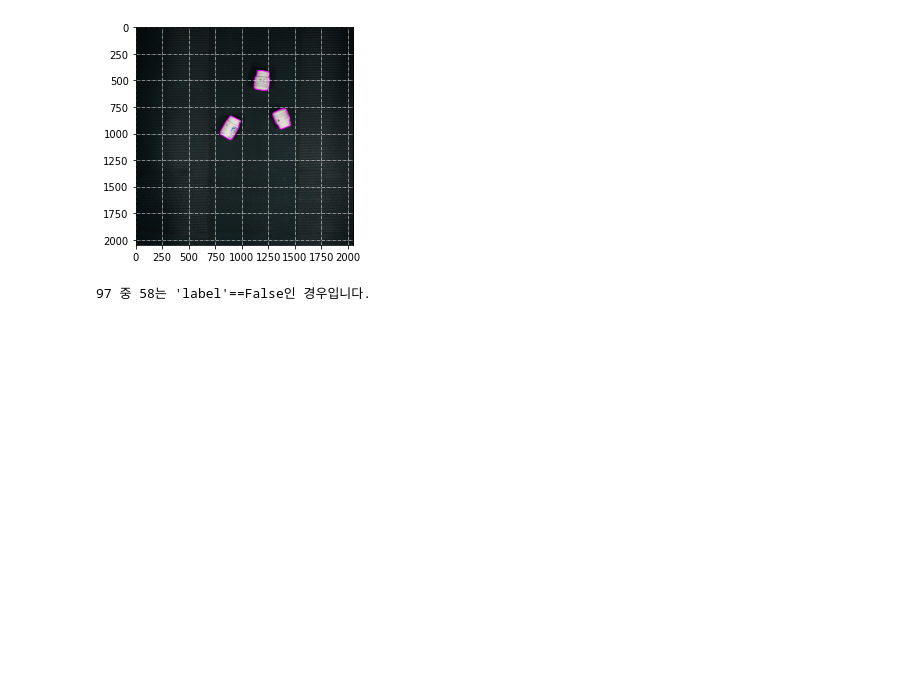
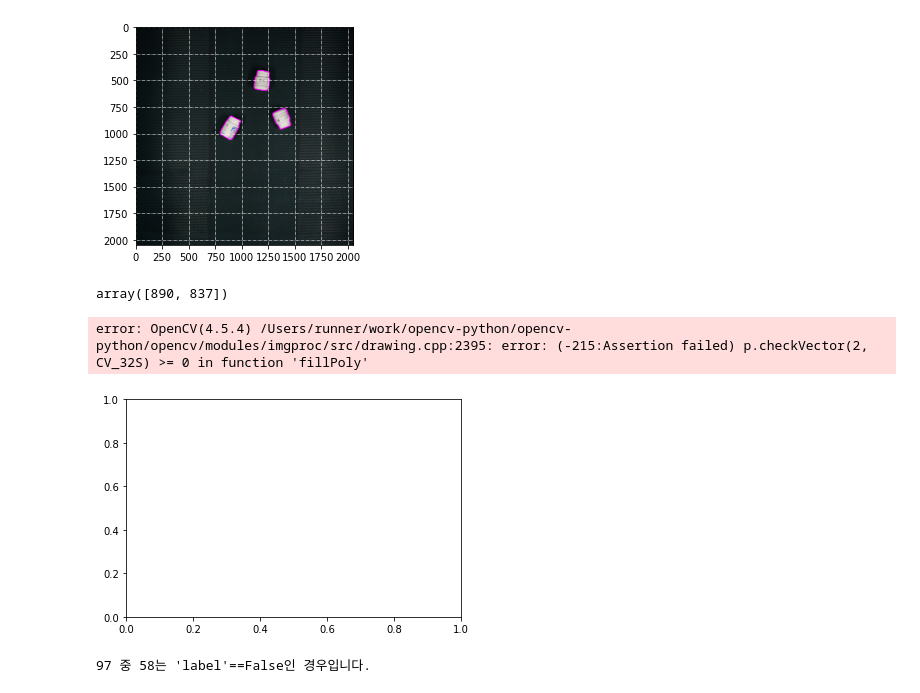
Before and after one commit to Proj-Caliber/cnn-studies, a Jupyter notebook: docs/tutorials/double-check-annotations.ipynb, the cells around one changed output. Saved outputs shown, nothing was run; the diff lists cells and outputs as text; code cells hidden in the pictures; blank space fills up the shorter version.

```diff
--- a/docs/tutorials/double-check-annotations.ipynb
+++ b/docs/tutorials/double-check-annotations.ipynb
@@ -259,19 +259,34 @@ plt.imshow(image_0_check)
 # %% [output]
 <matplotlib.image.AxesImage at 0x...>
 [figure]
+# %%
+segmt_nby2[0][0]
+# %% [output]
+array([890, 837])
 # %%
 # mask 배열에서 윤곽 좌표 파악
 ## 현재 대회는 이미 segmentation으로 주어진 값이 있기 때문에 추가적인 함수는 작성하지 않음
 
 # # [[x,y],...,[x,y]]
 # segmt_nby2 = []
 # for obj in range(len(jsd['annotations'])):
 #     nbytwo = np.array(jsd['annotations'][obj]['segmentation']).reshape(-1,2)
 #     segmt_nby2.append(nbytwo)
 
 # 윤곽선만 가져올 경우
 # def contoursPts(image):
 # 반복 확인 이후, 필요에 따라 작성하기
+
+plt.grid(color="white", linestyle="dashdot", linewidth=.5)
+image_0_check = image_0.copy()
+for segs in segmt_nby2:
+    for pts in segs:
+        cv.fillPoly(image_0_check, pts = segs, color = (255, 255, 255)) # cv로 가면 H,W,C인 것처럼 x,y가 아니라 y,x같기도 함(이 부분은 대회끝나고 천천히 확인)
+plt.xticks([num for num in range(0, W+1, 250)])
+plt.imshow(image_0_check)
+# %% [output]
+error: OpenCV(4.5.4) /Users/runner/work/opencv-python/opencv-python/opencv/modules/imgproc/src/drawing.cpp:2395: error: (-215:Assertion failed) p.checkVector(2, CV_32S) >= 0 in function 'fillPoly'
+[figure, added]
 # %%
 # "PE" 중에서 첫 번째 데이터
 cnt = 0
```
Also changed, not shown: parts of 1 cell of this notebook, 13 other files.
